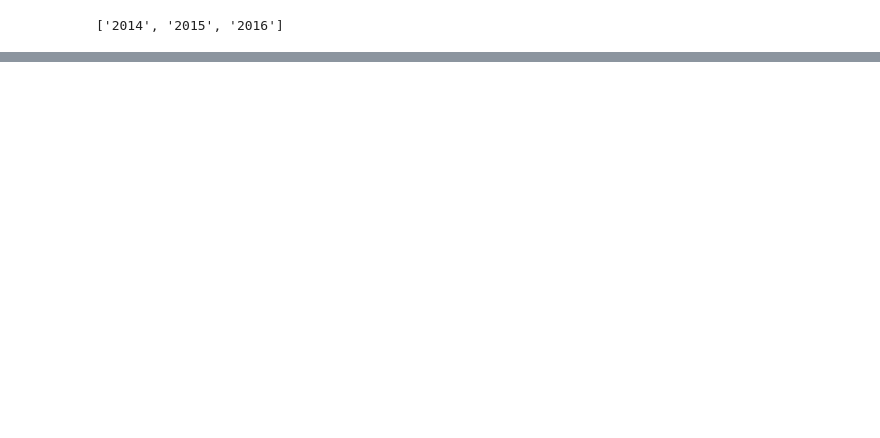
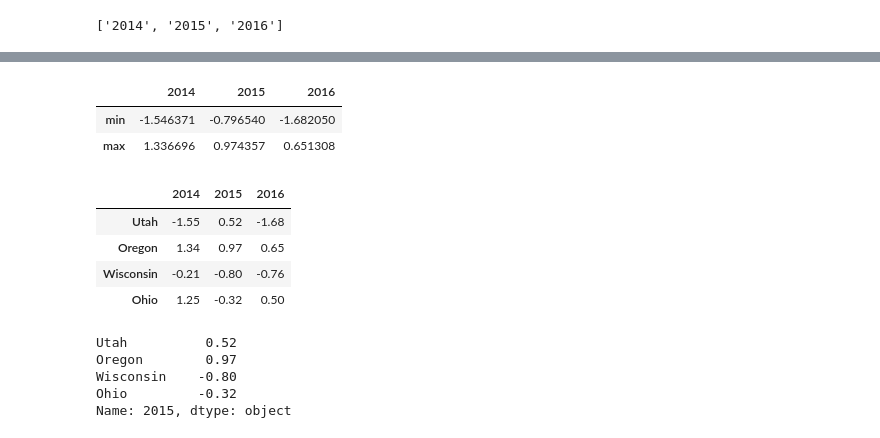
Before and after one commit to rex0422/python, a Jupyter notebook: Numpy_Pandas_Basics.ipynb, the cells around one changed output, grey strips where cells are left out. Saved outputs shown, nothing was run; the diff lists cells and outputs as text; code cells hidden in the pictures; blank space fills up the shorter version.

```diff
--- a/Numpy_Pandas_Basics.ipynb
+++ b/Numpy_Pandas_Basics.ipynb
@@ -244,0 +249,6 @@ Name: 2016, dtype: float64
+# %%
+states_growth.apply(f)
+# %% [output]
+|  | 2014 | 2015 | 2016 |
+| min | -1.546371 | -0.796540 | -1.682050 |
+| max | 1.336696 | 0.974357 | 0.651308 |
@@ -244,0 +257,10 @@ Name: 2016, dtype: float64
+# %%
+format = lambda x: "%.2f" % x
+# %%
+states_growth.applymap(format) # Doing this turns EVERY entry into a string -- at which point
+# %% [output]
+|  | 2014 | 2015 | 2016 |
+| Utah | -1.55 | 0.52 | -1.68 |
+| Oregon | 1.34 | 0.97 | 0.65 |
+| Wisconsin | -0.21 | -0.80 | -0.76 |
+| Ohio | 1.25 | -0.32 | 0.50 |
@@ -244,0 +269,8 @@ Name: 2016, dtype: float64
+# %%
+states_growth["2015"].map(format)
+# %% [output]
+Utah          0.52
+Oregon        0.97
+Wisconsin    -0.80
+Ohio         -0.32
+Name: 2015, dtype: object
```
Also changed, not shown: parts of 51 cells of this notebook.
